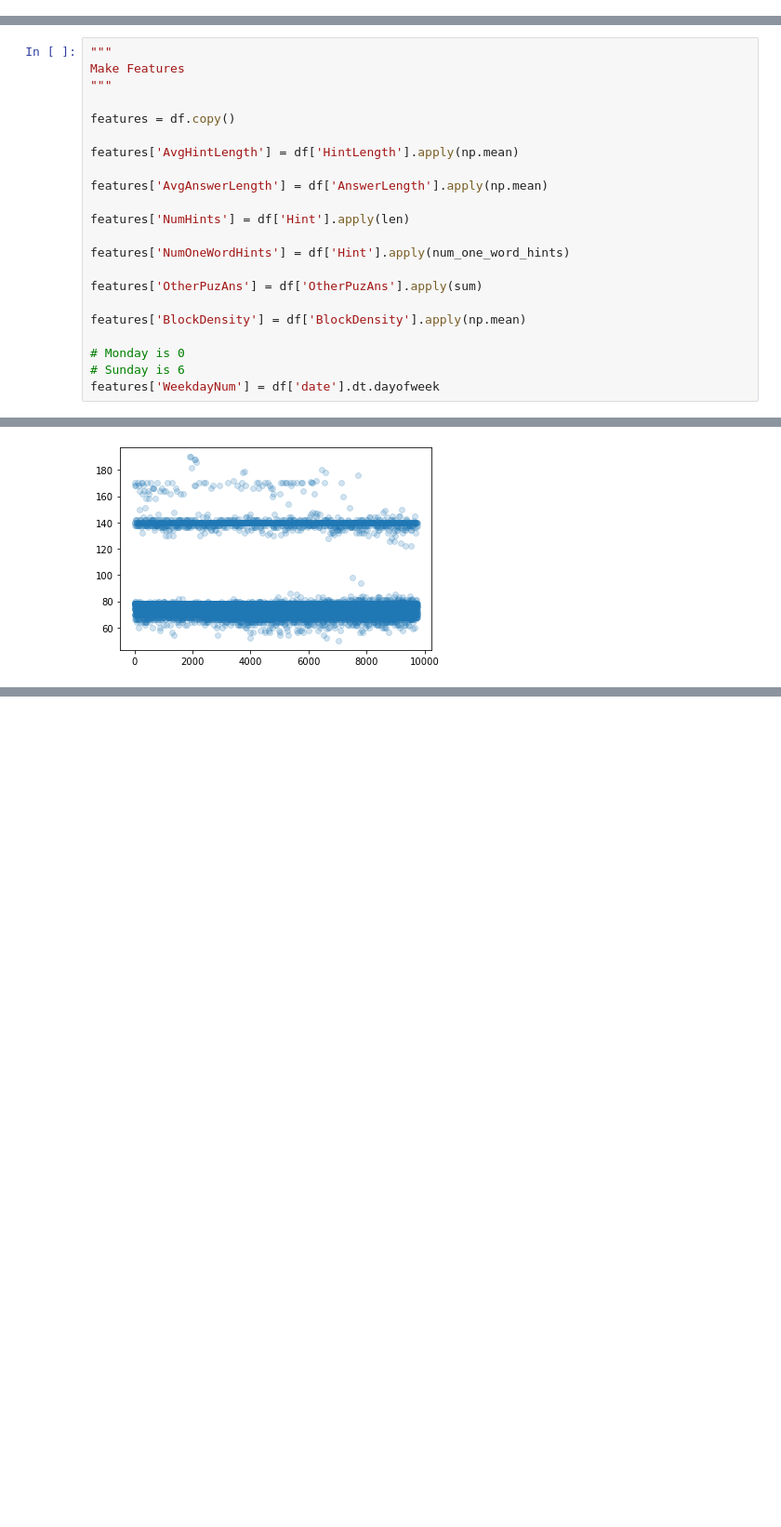
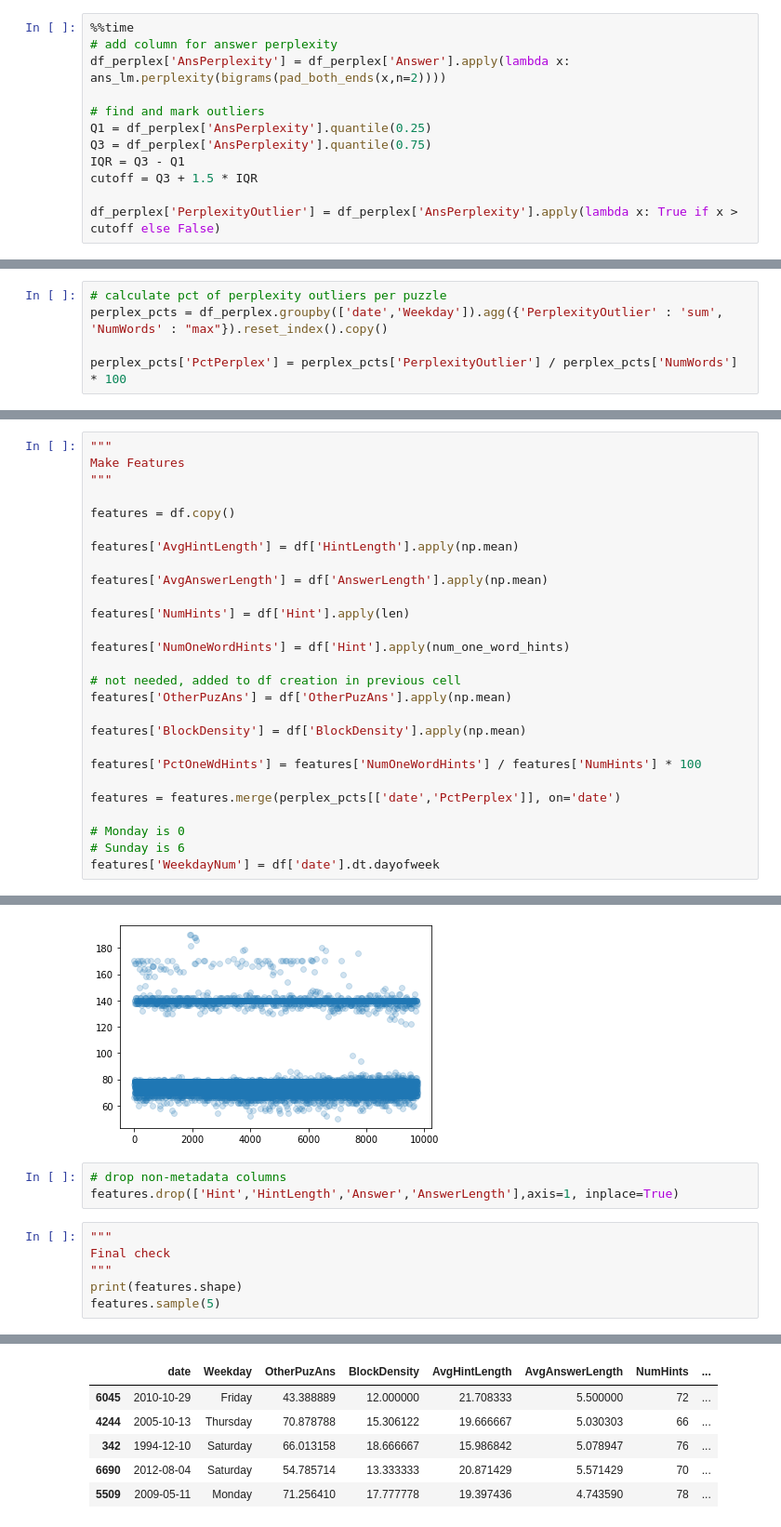
Before and after one commit to nickdanis/gorillawords, a Jupyter notebook: jv-features.ipynb, the cells around one changed output, grey strips where cells are left out. Shown at 93% size. Saved outputs shown, nothing was run; the diff lists cells and outputs as text; blank space fills up the shorter version.

```diff
--- a/jv-features.ipynb
+++ b/jv-features.ipynb
@@ -141,0 +166,12 @@ xword['OtherPuzAns'] = xword['Answer'].apply(lambda x: len(ans_dict[x]))
+# %%
+%%time
+# add column for answer perplexity
+df_perplex['AnsPerplexity'] = df_perplex['Answer'].apply(lambda x: ans_lm.perplexity(bigrams(pad_both_ends(x,n=2))))
+
+# find and mark outliers
+Q1 = df_perplex['AnsPerplexity'].quantile(0.25)
+Q3 = df_perplex['AnsPerplexity'].quantile(0.75)
+IQR = Q3 - Q1
+cutoff = Q3 + 1.5 * IQR
+
+df_perplex['PerplexityOutlier'] = df_perplex['AnsPerplexity'].apply(lambda x: True if x > cutoff else False)
@@ -141,0 +180,5 @@ xword['OtherPuzAns'] = xword['Answer'].apply(lambda x: len(ans_dict[x]))
+# %%
+# calculate pct of perplexity outliers per puzzle
+perplex_pcts = df_perplex.groupby(['date','Weekday']).agg({'PerplexityOutlier' : 'sum', 'NumWords' : "max"}).reset_index().copy()
+
+perplex_pcts['PctPerplex'] = perplex_pcts['PerplexityOutlier'] / perplex_pcts['NumWords'] * 100
@@ -161,9 +212,14 @@ features['NumHints'] = df['Hint'].apply(len)
 
 features['NumOneWordHints'] = df['Hint'].apply(num_one_word_hints)
 
-features['OtherPuzAns'] = df['OtherPuzAns'].apply(sum)
+# not needed, added to df creation in previous cell
+features['OtherPuzAns'] = df['OtherPuzAns'].apply(np.mean)
 
 features['BlockDensity'] = df['BlockDensity'].apply(np.mean)
+
+features['PctOneWdHints'] = features['NumOneWordHints'] / features['NumHints'] * 100
+
+features = features.merge(perplex_pcts[['date','PctPerplex']], on='date')
 
 # Monday is 0
 # Sunday is 6
@@ -214,3 +270,13 @@ plt.plot(features['NumHints'], 'o', alpha=0.2)
 # %% [output]
 [<matplotlib.lines.Line2D at 0x...>]
 [figure]
+# %%
+# drop non-metadata columns
+features.drop(['Hint','HintLength','Answer','AnswerLength'],axis=1, inplace=True)
+# %%
+"""
+Final check
+"""
+print(features.shape)
+features.sample(5)
+# %% [output]
@@ -217,3 +284,9 @@ plt.plot(features['NumHints'], 'o', alpha=0.2)
+|  | date | Weekday | OtherPuzAns | BlockDensity | AvgHintLength | AvgAnswerLength | NumHints | ... |
+| 6045 | 2010-10-29 | Friday | 43.388889 | 12.000000 | 21.708333 | 5.500000 | 72 | ... |
+| 4244 | 2005-10-13 | Thursday | 70.878788 | 15.306122 | 19.666667 | 5.030303 | 66 | ... |
+| 342 | 1994-12-10 | Saturday | 66.013158 | 18.666667 | 15.986842 | 5.078947 | 76 | ... |
+| 6690 | 2012-08-04 | Saturday | 54.785714 | 13.333333 | 20.871429 | 5.571429 | 70 | ... |
+| 5509 | 2009-05-11 | Monday | 71.256410 | 17.777778 | 19.397436 | 4.743590 | 78 | ... |
 # %%
 """
 Export to csv
```
Also changed, not shown: parts of 9 cells of this notebook, 3 other files.
